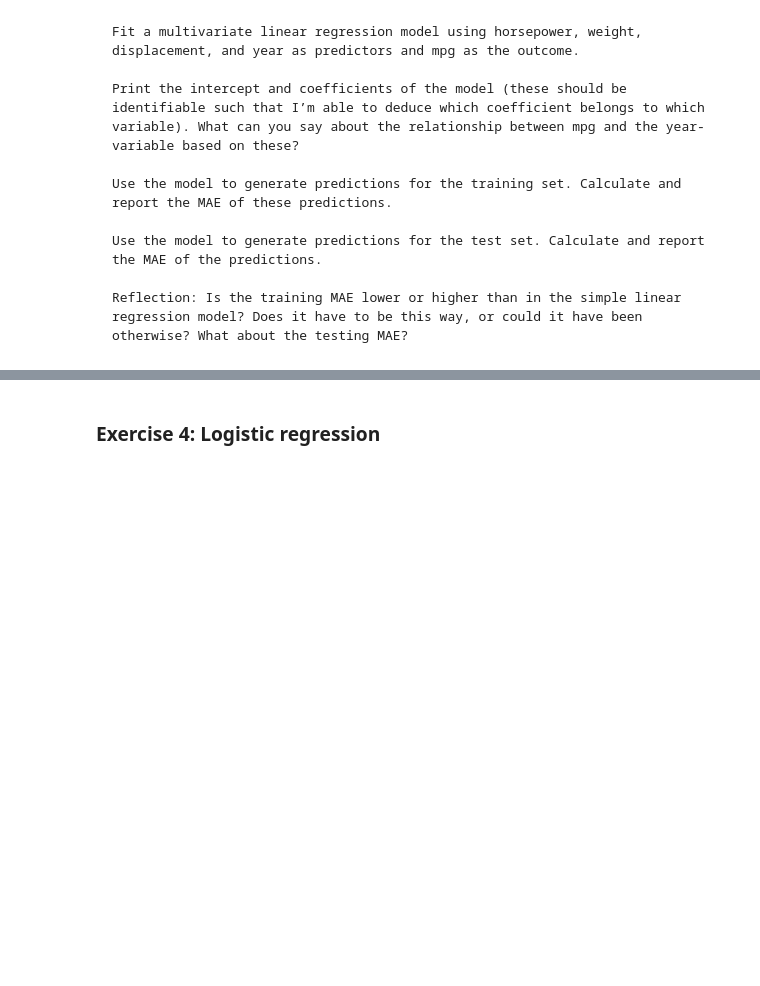
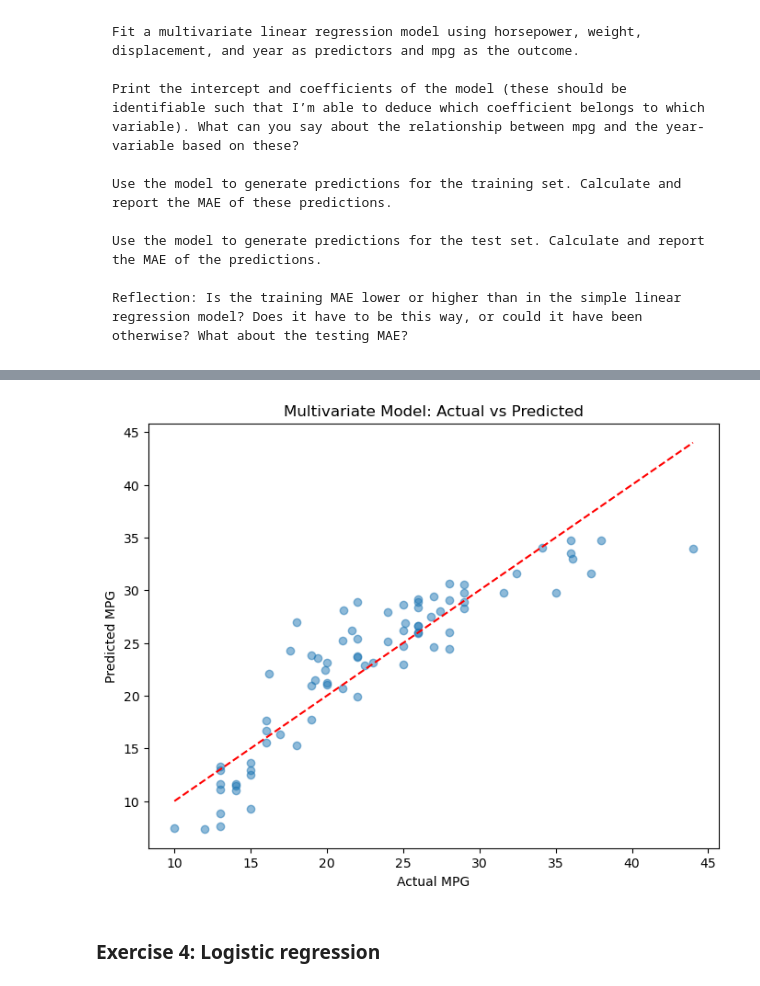
Before and after one commit to henrfo/PSY9511-Machine-learning-, a Jupyter notebook: assignment_2.ipynb, the cells around one changed output, grey strips where cells are left out. Saved outputs shown, nothing was run; the diff lists cells and outputs as text; code cells hidden in the pictures; blank space fills up the shorter version.

```diff
--- a/assignment_2.ipynb
+++ b/assignment_2.ipynb
@@ -111,3 +116,28 @@ leading to a lower MAE.
     Use the model to generate predictions for the test set. Calculate and report the MAE of the predictions.
 
     Reflection: Is the training MAE lower or higher than in the simple linear regression model? Does it have to be this way, or could it have been otherwise? What about the testing MAE?
+# %%
+# 1) Fit multivariate linear reg
+X_train_multi = train_df[['horsepower', 'weight', 'displacement', 'year']]
+y_train = train_df['mpg']
+X_test_multi = test_df[['horsepower', 'weight', 'displacement', 'year']]
+y_test = test_df['mpg']
+
+model_multi = LinearRegression()
+model_multi.fit(X_train_multi, y_train)
+
+# 2) Print intercept and coefficients
+print(f"Intercept: {model_multi.intercept_:.4f}")
+for feature, coef in zip(['horsepower', 'weight', 'displacement', 'year'], model_multi.coef_):
+    print(f"{feature}: {coef:.6f}")
+print(f"\nYear coefficient is {model_multi.coef_[3]:.4f}: meaning that newer cars often have better MPG")
+
+# 3) Predictions for training set + MAE
+predictions_train_multi = model_multi.predict(X_train_multi)  # Changed variable name
+mae_train = mean_absolute_error(y_train, predictions_train_multi)
+print(f"Training MAE: {mae_train:.2f}")
+
+# 4) Predictions for test set + MAE
+predictions_test_multi = model_multi.predict(X_test_multi)  # Changed variable name
+mae_test = mean_absolute_error(y_test, predictions_test_multi)
+print(f"Test MAE: {mae_test:.2f}")
@@ -114,3 +163,14 @@ leading to a lower MAE.
+# %%
+# Plot Multivariate Linear Regression for fun
+plt.figure(figsize=(8, 6))
+plt.scatter(y_test, predictions_test_multi, alpha=0.5)  # Use predictions_test_multi
+plt.plot([y_test.min(), y_test.max()], [y_test.min(), y_test.max()], 'r--')
+plt.xlabel('Actual MPG')
+plt.ylabel('Predicted MPG')
+plt.title('Multivariate Model: Actual vs Predicted')
+plt.show()
+# %% [output]
+[figure, added]
 # %% [markdown]
 ### Exercise 4: Logistic regression
 # %% [markdown]
```
Also changed, not shown: parts of 8 cells of this notebook.
